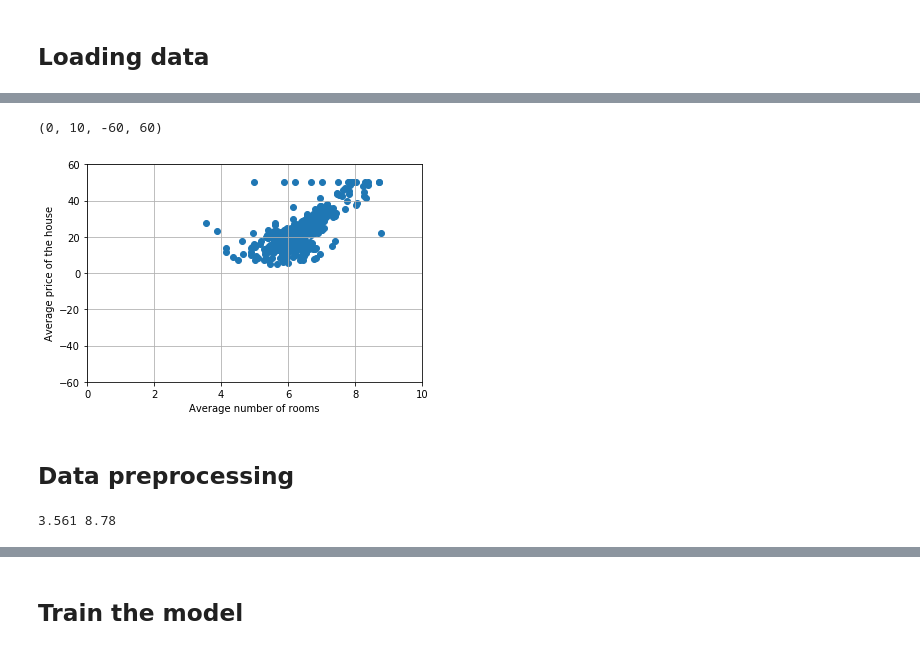
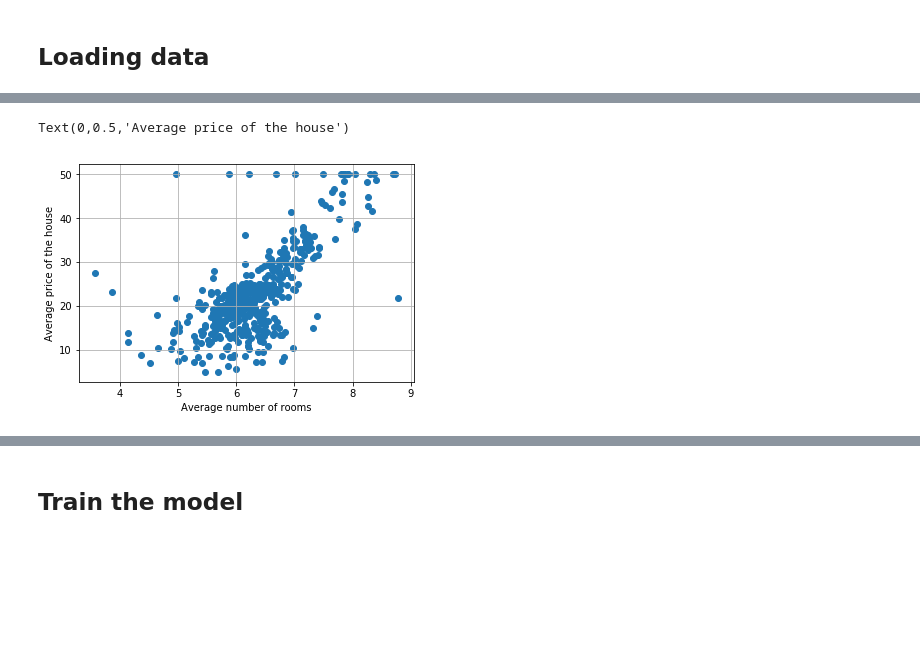
Before and after one commit to futurice/ml-crash-course, a Jupyter notebook: exercises/01_Boston_house_prediction_with_NN.ipynb, the cells around one changed output, grey strips where cells are left out. Cells and saved outputs as stored; diff of their text form; code cells hidden in the pictures; blank space fills up the shorter version.

```diff
--- a/exercises/01_Boston_house_prediction_with_NN.ipynb
+++ b/exercises/01_Boston_house_prediction_with_NN.ipynb
@@ -92,17 +55,8 @@ y = boston.target
 # %%
 pylab.scatter(X, y)
 pylab.grid()
 pylab.xlabel('Average number of rooms')
 pylab.ylabel('Average price of the house')
-pylab.axis((0,10,-60,60))
 # %% [output]
-(0, 10, -60, 60)
+Text(0,0.5,'Average price of the house')
-[figure, old version]
+[figure, new version]
-# %% [markdown]
-## Data preprocessing
-# %%
-max_value = X.max()
-min_value = X.min()
-print(min_value, max_value)
-# %% [output]
-3.561 8.78
```
Also changed, not shown: parts of 32 cells of this notebook.
